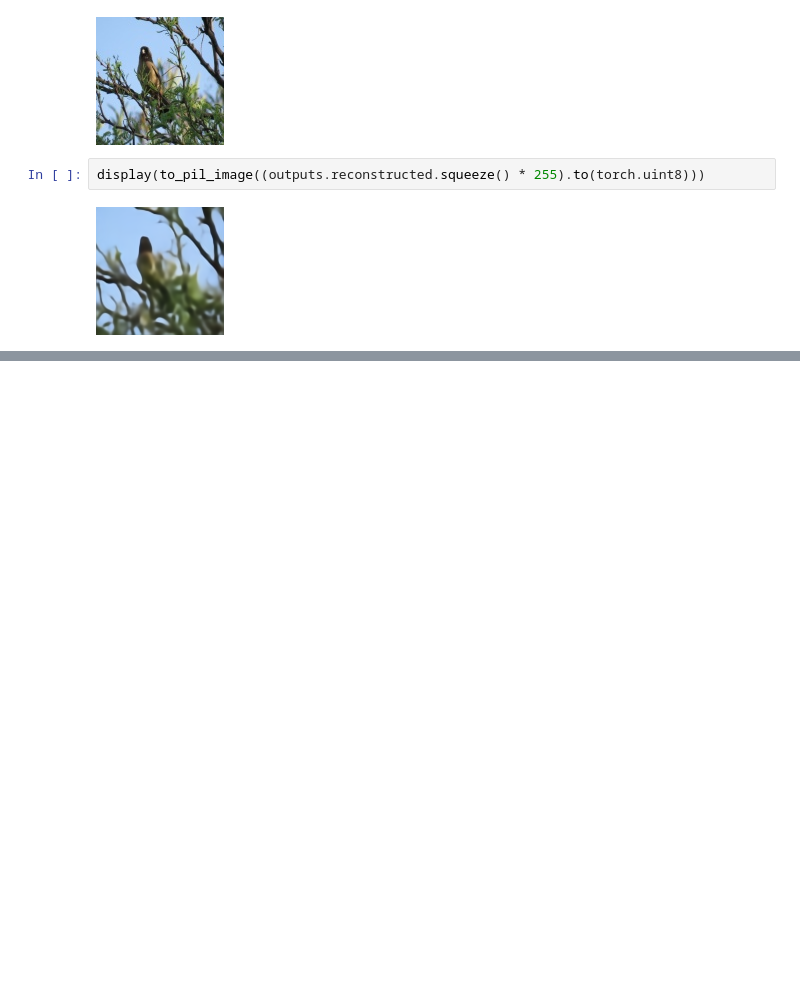
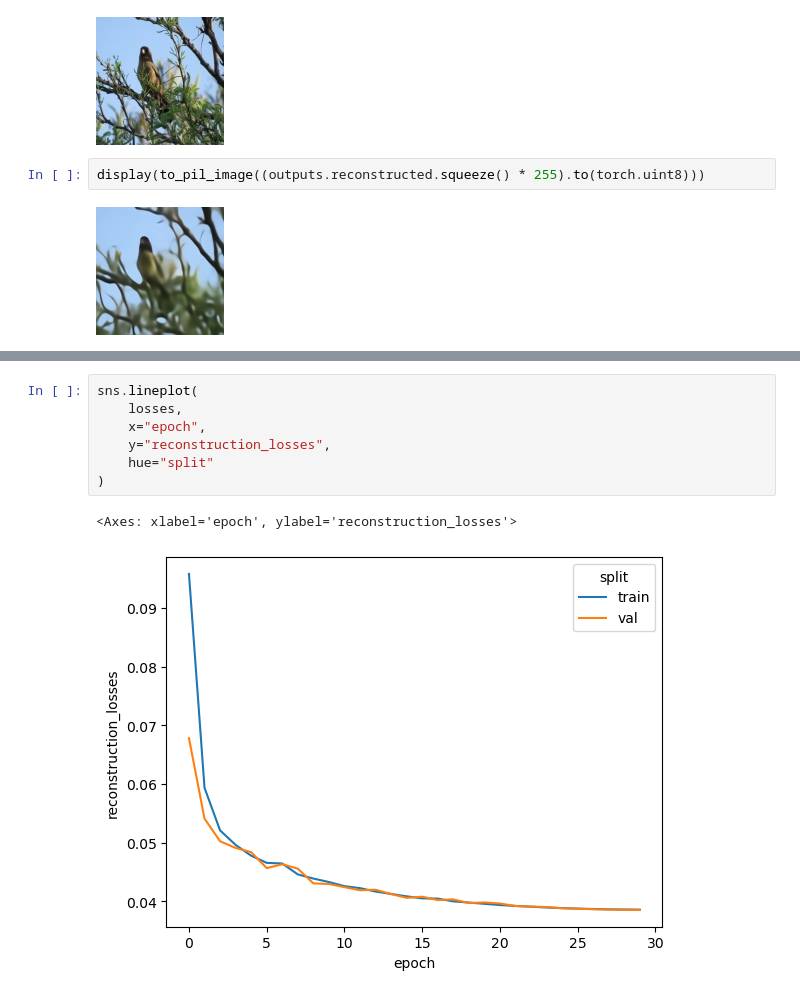
Before and after one commit to rmdluo/Bidirectional-Bird-Call-Bird-Image-Generator, a Jupyter notebook: scripts/test_photo_vae.ipynb, the cells around one changed output, grey strips where cells are left out. Drawn from its saved outputs; the diff is of its cells as text; blank space fills up the shorter version.

```diff
--- a/scripts/test_photo_vae.ipynb
+++ b/scripts/test_photo_vae.ipynb
@@ -69,0 +80,10 @@ display(to_pil_image((outputs.reconstructed.squeeze() * 255).to(torch.uint8)))
+# %%
+sns.lineplot(
+    losses,
+    x="epoch",
+    y="reconstruction_losses",
+    hue="split"
+)
+# %% [output]
+<Axes: xlabel='epoch', ylabel='reconstruction_losses'>
+[figure, added]
```
Also changed, not shown: parts of 12 cells of this notebook.
